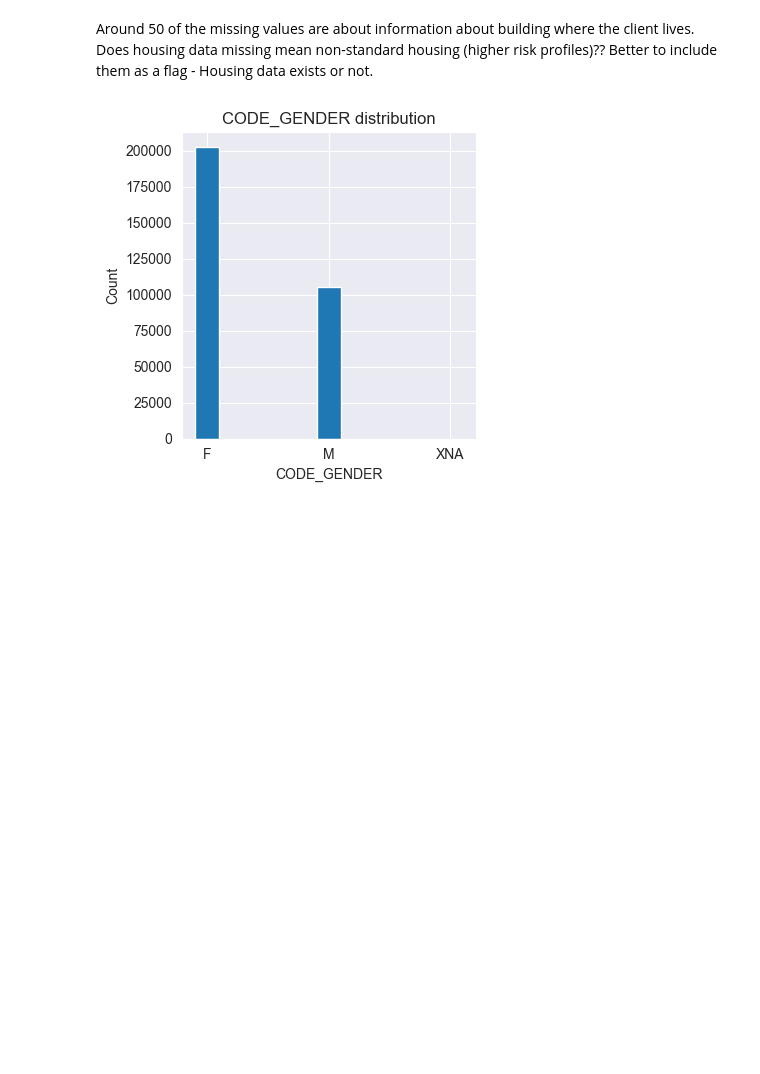
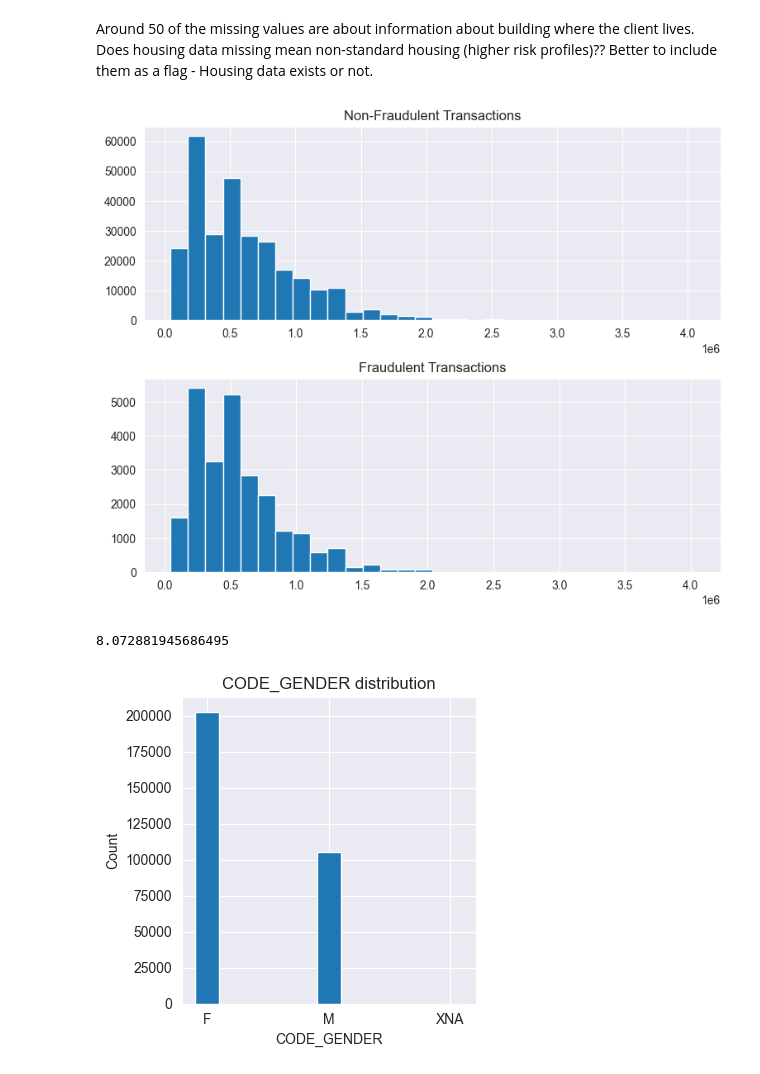
Before and after one commit to joslinmariathomas/CommBankCreditRisk, a Jupyter notebook: EDA/EDA.ipynb, the cells around one changed output. Drawn from its saved outputs; the diff is of its cells as text; code cells hidden in the pictures; blank space fills up the shorter version.

```diff
--- a/EDA/EDA.ipynb
+++ b/EDA/EDA.ipynb
@@ -37,6 +37,19 @@ application_null
 # %% [markdown]
 Around 50 of the missing values are about information about building where the client lives.
 Does housing data missing mean non-standard housing (higher risk profiles)?? Better to include them as a flag - Housing data exists or not.
+# %%
+fig, ax = plt.subplots(2, figsize=(9,7))
+application_train.loc[application_train["TARGET"] == 0]["AMT_CREDIT"].hist(bins=30, ax=ax[0])
+application_train.loc[application_train["TARGET"] == 1]["AMT_CREDIT"].hist(bins=30, ax=ax[1])
+ax[0].title.set_text("Non-Fraudulent Transactions")
+ax[1].title.set_text("Fraudulent Transactions")
+plt.subplots_adjust(hspace=0.3)
+# %% [output]
+[figure, added]
+# %%
+len(application_train.loc[application_train["TARGET"] == 1])*100/len(application_train)
+# %% [output]
+8.072881945686495
 # %%
 counts = application_train['CODE_GENDER'].value_counts().sort_values(ascending=False)
 
```
Also changed, not shown: 4 other files.
